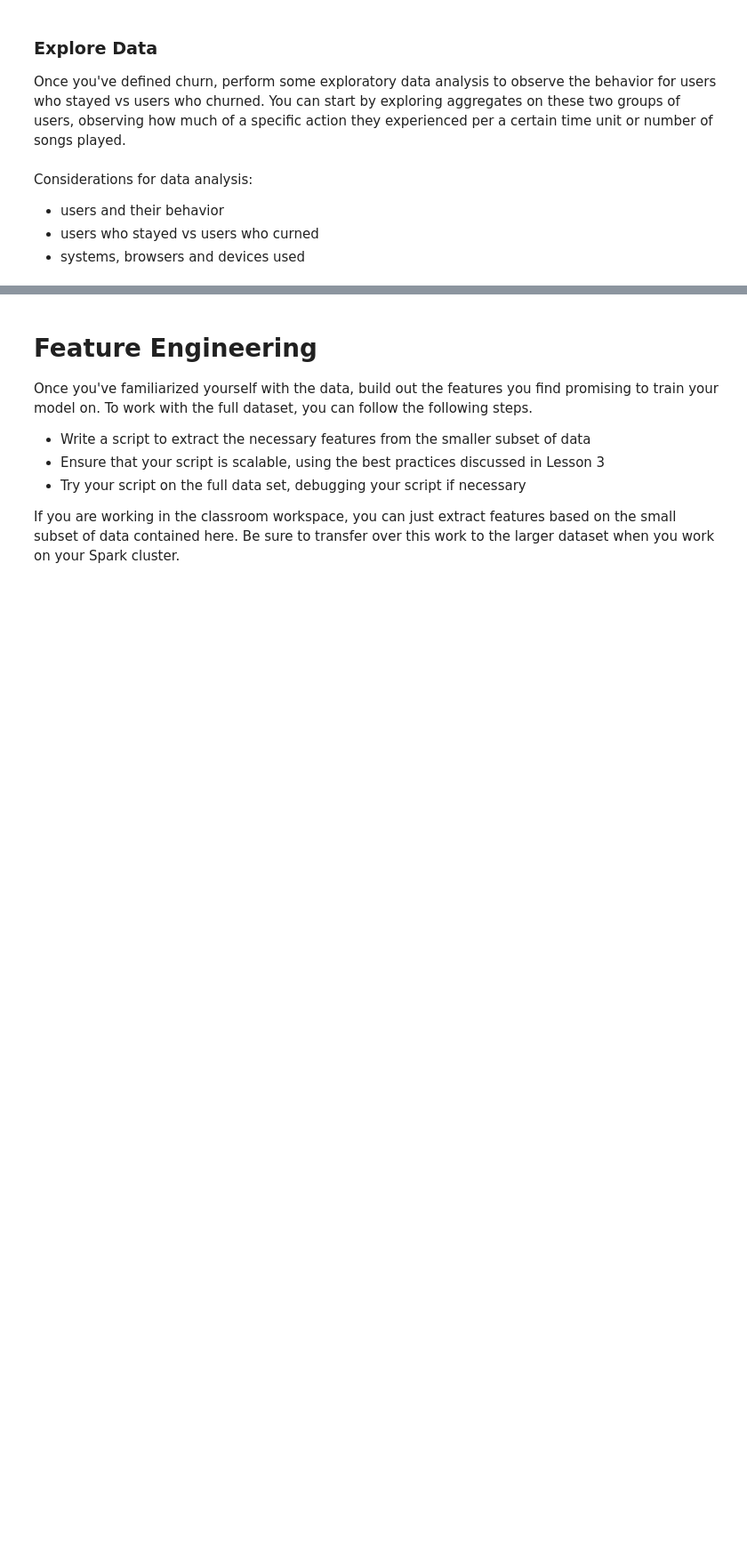
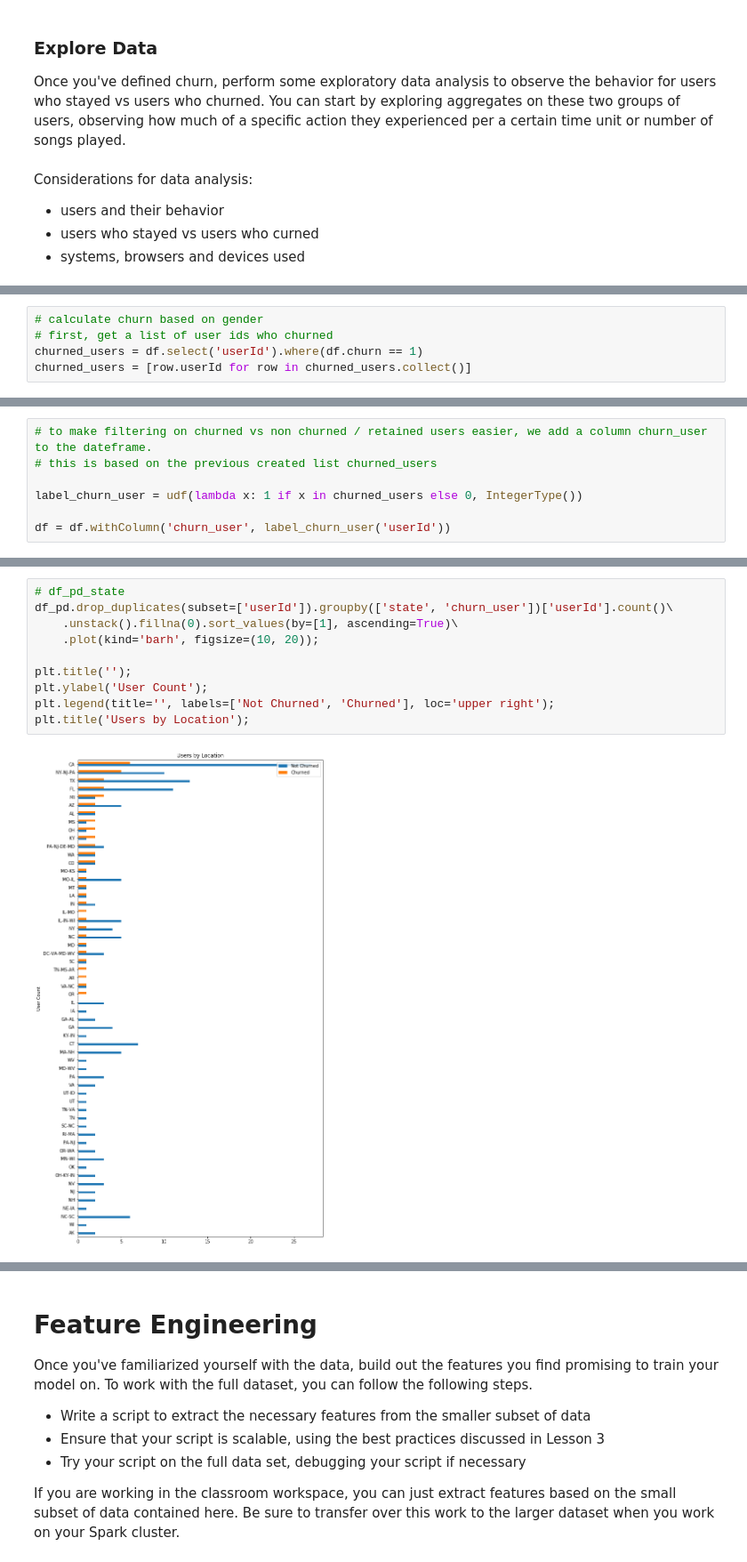
Before and after one commit to mh2065/capstone-project, a Jupyter notebook: Sparkify.ipynb, the cells around one changed output, grey strips where cells are left out. Shown at 89% size. Drawn from its saved outputs; the diff is of its cells as text; blank space fills up the shorter version.

```diff
--- a/Sparkify.ipynb
+++ b/Sparkify.ipynb
@@ -561,0 +569,5 @@ plt.xticks(rotation=0);
+# %%
+# calculate churn based on gender
+# first, get a list of user ids who churned
+churned_users = df.select('userId').where(df.churn == 1)
+churned_users = [row.userId for row in churned_users.collect()]
@@ -561,0 +634,7 @@ plt.xticks(rotation=0);
+# %%
+# to make filtering on churned vs non churned / retained users easier, we add a column churn_user to the dateframe.
+# this is based on the previous created list churned_users
+
+label_churn_user = udf(lambda x: 1 if x in churned_users else 0, IntegerType())
+
+df = df.withColumn('churn_user', label_churn_user('userId'))
@@ -561,0 +662,12 @@ plt.xticks(rotation=0);
+# %%
+# df_pd_state
+df_pd.drop_duplicates(subset=['userId']).groupby(['state', 'churn_user'])['userId'].count()\
+    .unstack().fillna(0).sort_values(by=[1], ascending=True)\
+    .plot(kind='barh', figsize=(10, 20));
+
+plt.title('');
+plt.ylabel('User Count');
+plt.legend(title='', labels=['Not Churned', 'Churned'], loc='upper right');
+plt.title('Users by Location');
+# %% [output]
+[figure, added]
```
Also changed, not shown: parts of 126 cells of this notebook.
